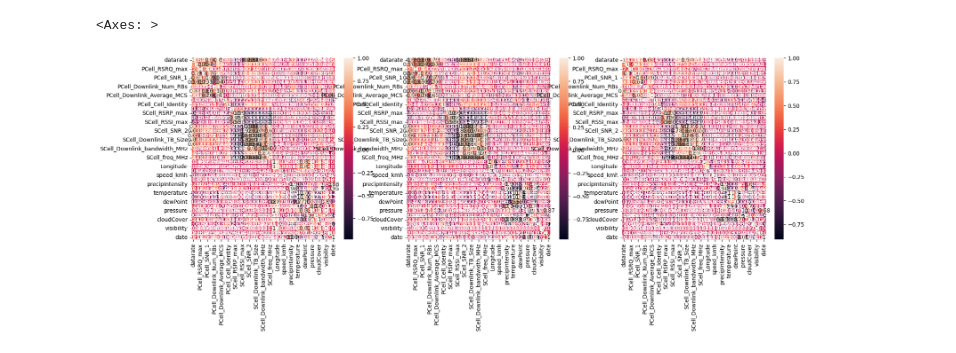
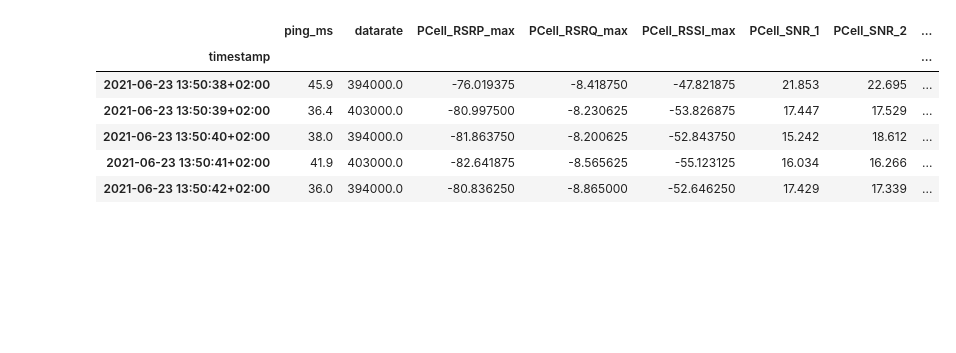
Before and after one commit to birkandenizer/Informer2020, a Jupyter notebook: berlinv2x-reference.ipynb, the cells around one changed output. Cells and saved outputs as stored; diff of their text form; code cells hidden in the pictures; blank space fills up the shorter version.

```diff
--- a/berlinv2x-reference.ipynb
+++ b/berlinv2x-reference.ipynb
@@ -165,12 +141,16 @@ The Informer uses 19564 time steps and 40 features
 # %%
-informer_1 = train_data_1[all_columns].fillna(0)
-informer_2 = train_data_4[all_columns].fillna(0)
-informer_3 = test_data_2[all_columns].fillna(0)
-informer_4 = test_data_3[all_columns].fillna(0)
+if DIRECTION_downlink:
+    # Missing value imputation
+    d_1 = train_data_1[downlink_columns].fillna(0)
+    d_2 = train_data_4[downlink_columns].fillna(0)
+    d_3 = test_data_2[downlink_columns].fillna(0)
+    d_4 = test_data_3[downlink_columns].fillna(0)
 
-informer_all = pd.concat([informer_1, informer_2, informer_3, informer_4])
-informer_all['date'] = informer_all.index.tz_localize(None)
-informer_all['PCell_Downlink_bandwidth_MHz'] = pd.to_numeric(informer_all['PCell_Downlink_bandwidth_MHz'])
-informer_all['SCell_Downlink_bandwidth_MHz'] = pd.to_numeric(informer_all['SCell_Downlink_bandwidth_MHz'])
-informer_all.info()
-informer_all.head()
+    downlink = pd.concat([d_1, d_2, d_3, d_4])
+    downlink['date'] = downlink.index.tz_localize(None)
+    downlink['PCell_Downlink_bandwidth_MHz'] = pd.to_numeric(downlink['PCell_Downlink_bandwidth_MHz'])
+    downlink['SCell_Downlink_bandwidth_MHz'] = pd.to_numeric(downlink['SCell_Downlink_bandwidth_MHz'])
+    downlink.to_csv(f'data/BERLINV2X/berlin-downlink-delay.csv', encoding='utf-8', index=False)
+    downlink.info()
+    downlink.head()
+    df = downlink
@@ -204,13 +190,19 @@ informer_all.to_csv(f'data/BERLINV2X/berlin.csv', encoding='utf-8', index=False)
+# %%
+df.head()
+# %% [output]
+|  | ping_ms | datarate | PCell_RSRP_max | PCell_RSRQ_max | PCell_RSSI_max | PCell_SNR_1 | PCell_SNR_2 | ... |
+| timestamp |  |  |  |  |  |  |  | ... |
+| 2021-06-23 13:50:38+02:00 | 45.9 | 394000.0 | -76.019375 | -8.418750 | -47.821875 | 21.853 | 22.695 | ... |
+| 2021-06-23 13:50:39+02:00 | 36.4 | 403000.0 | -80.997500 | -8.230625 | -53.826875 | 17.447 | 17.529 | ... |
+| 2021-06-23 13:50:40+02:00 | 38.0 | 394000.0 | -81.863750 | -8.200625 | -52.843750 | 15.242 | 18.612 | ... |
+| 2021-06-23 13:50:41+02:00 | 41.9 | 403000.0 | -82.641875 | -8.565625 | -55.123125 | 16.034 | 16.266 | ... |
+| 2021-06-23 13:50:42+02:00 | 36.0 | 394000.0 | -80.836250 | -8.865000 | -52.646250 | 17.429 | 17.339 | ... |
 # %%
 import seaborn as sns
 import matplotlib.pyplot as plt
 
-fig, ax = plt.subplots(1,3, figsize=(20, 6))
-
-sns.heatmap(informer_all.corr('pearson'), ax=ax[0], annot=True)
-sns.heatmap(informer_all.corr('spearman'), ax=ax[1], annot=True)
-sns.heatmap(informer_all.corr('kendall'), ax=ax[2], annot=True)
+#fig, ax = plt.subplots(1,3, figsize=(20, 6))
+#sns.heatmap(df.corr('pearson'), ax=ax[0], annot=True)
+#sns.heatmap(df.corr('spearman'), ax=ax[1], annot=True)
+#sns.heatmap(df.corr('kendall'), ax=ax[2], annot=True)
-# %% [output]
-<Axes: >
-[figure, removed]
 # %%
```
Also changed, not shown: parts of 10 cells of this notebook, 4 other files.
